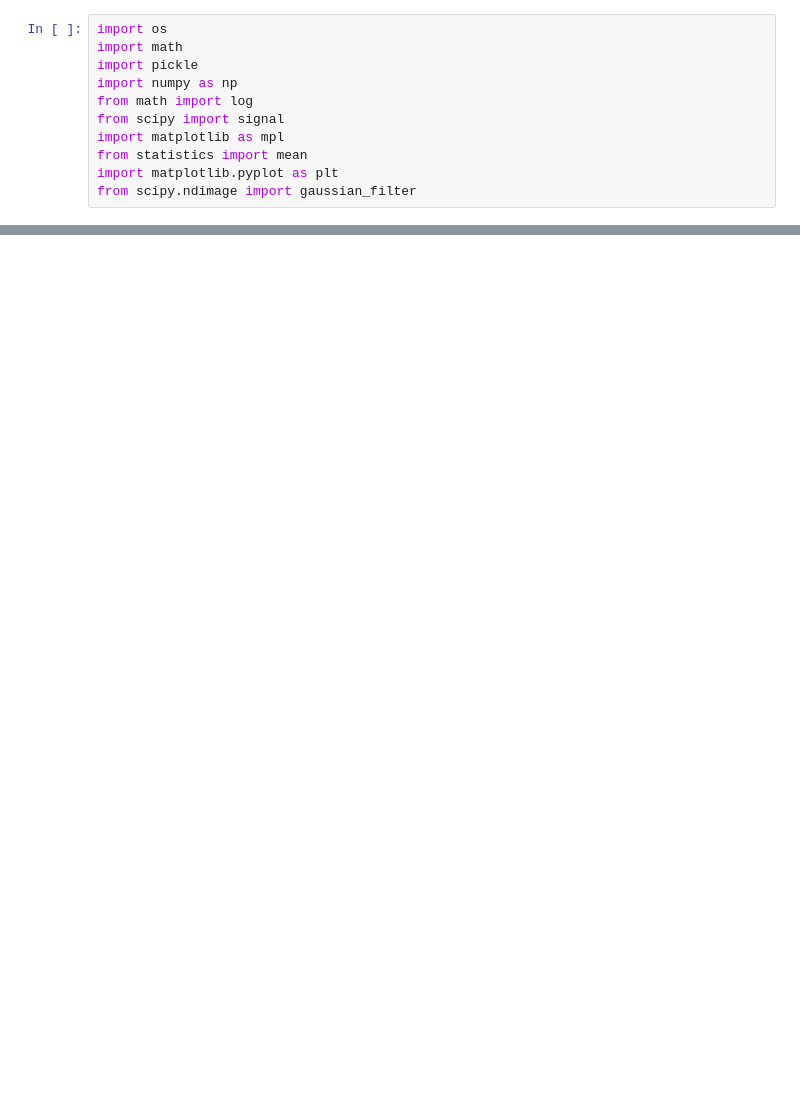
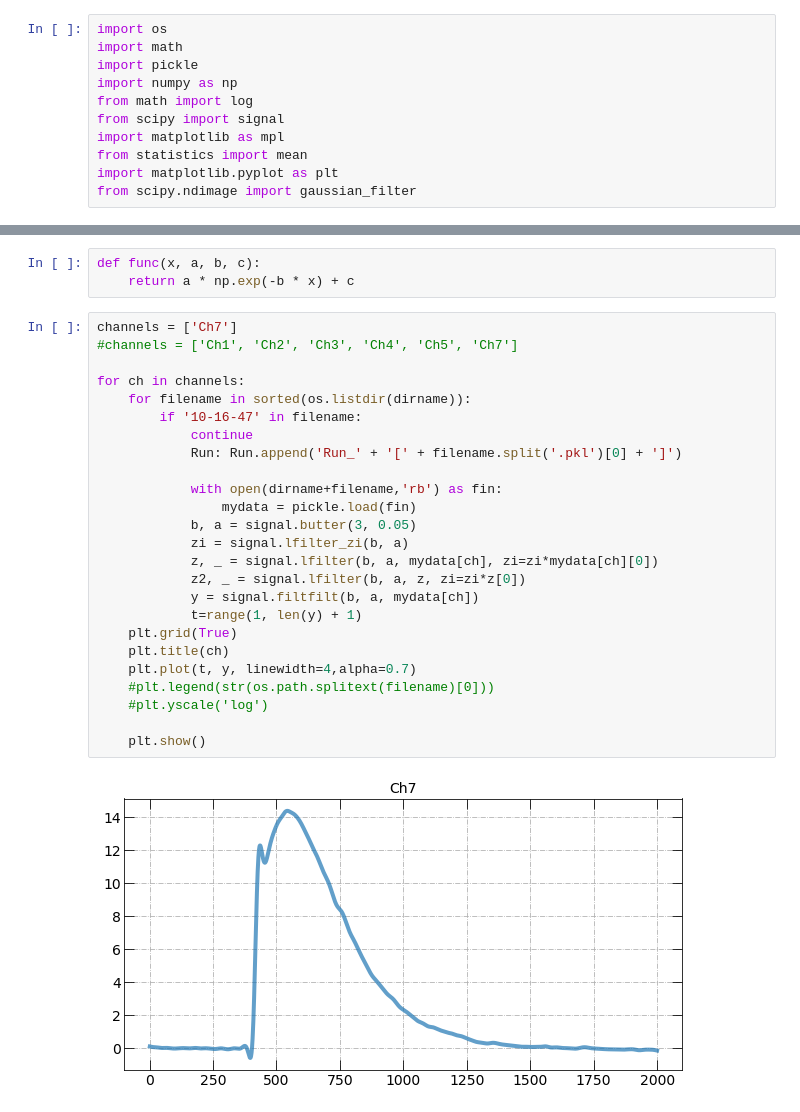
Before and after one commit to fdolek/pypuca, a Jupyter notebook: jupyter/run_by_run.ipynb, the cells around one changed output, grey strips where cells are left out. Saved outputs shown, nothing was run; the diff lists cells and outputs as text; blank space fills up the shorter version.

```diff
--- a/jupyter/run_by_run.ipynb
+++ b/jupyter/run_by_run.ipynb
@@ -140,0 +164,30 @@ for ch in channels:
+# %%
+def func(x, a, b, c):
+    return a * np.exp(-b * x) + c
+# %%
+channels = ['Ch7']
+#channels = ['Ch1', 'Ch2', 'Ch3', 'Ch4', 'Ch5', 'Ch7']
+
+for ch in channels:
+    for filename in sorted(os.listdir(dirname)):
+        if '10-16-47' in filename:
+            continue
+            Run: Run.append('Run_' + '[' + filename.split('.pkl')[0] + ']')
+
+            with open(dirname+filename,'rb') as fin:
+                mydata = pickle.load(fin)
+            b, a = signal.butter(3, 0.05)
+            zi = signal.lfilter_zi(b, a)
+            z, _ = signal.lfilter(b, a, mydata[ch], zi=zi*mydata[ch][0])
+            z2, _ = signal.lfilter(b, a, z, zi=zi*z[0])
+            y = signal.filtfilt(b, a, mydata[ch])
+            t=range(1, len(y) + 1)
+    plt.grid(True)
+    plt.title(ch)
+    plt.plot(t, y, linewidth=4,alpha=0.7)
+    #plt.legend(str(os.path.splitext(filename)[0]))
+    #plt.yscale('log')
+
+    plt.show()
+# %% [output]
+[figure, added]
```
Also changed, not shown: parts of 9 cells of this notebook, 3 other files.
